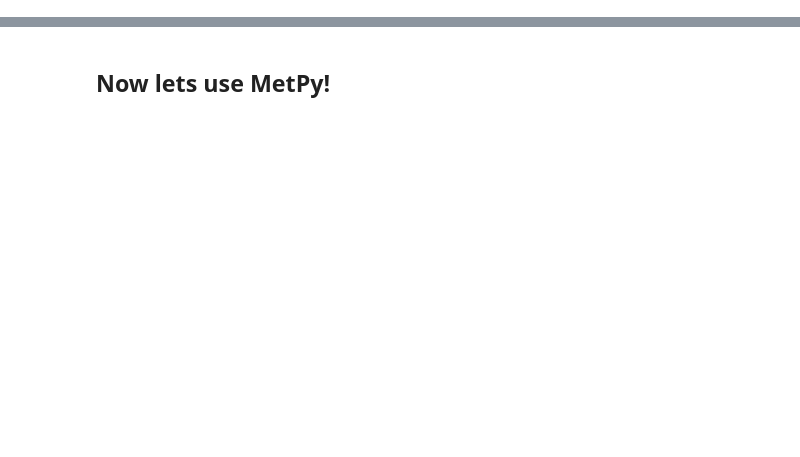
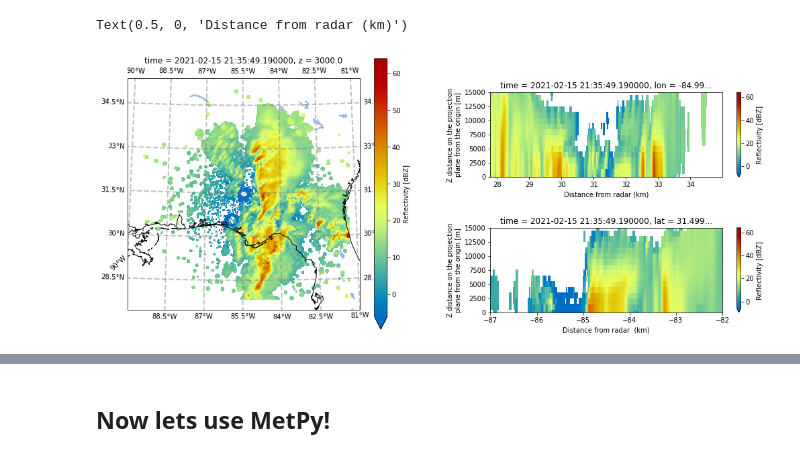
Before and after one commit to ARM-Development/PyART-Training, a Jupyter notebook: 2-Cloud_Examples/1-NEXRAD_on_Amazon.ipynb, the cells around one changed output, grey strips where cells are left out. Drawn from its saved outputs; the diff is of its cells as text; code cells hidden in the pictures; blank space fills up the shorter version.

```diff
--- a/2-Cloud_Examples/1-NEXRAD_on_Amazon.ipynb
+++ b/2-Cloud_Examples/1-NEXRAD_on_Amazon.ipynb
@@ -135,0 +269,7 @@ box
+# %%
+#lets make sure we get our projection right!
+
+print(grids.projection)
+lon_0 = grids.get_projparams()['lon_0']
+lat_0 = grids.get_projparams()['lat_0']
+proj = ccrs.AzimuthalEquidistant(central_latitude=lat_0, central_longitude=lon_0)
@@ -136,3 +282,54 @@ box
+# %%
+lalogrids = xgrids.swap_dims({"x": "lon"})
+lalogrids = lalogrids.swap_dims({"y": "lat"})
+
+
+fig = plt.figure(figsize=[15, 7])
+
+# panel sizes
+map_panel_axes = [0.05, 0.05, .4, .80]
+x_cut_panel_axes = [0.55, 0.10, .4, .25]
+y_cut_panel_axes = [0.55, 0.50, .4, .25]
+
+# panel 1
+ax1 = fig.add_axes(map_panel_axes, projection=proj)
+
+
+pc = xgrids.reflectivity.sel(z=3000,
+                        time=xgrids.time[0]).plot.pcolormesh(cmap=pyart.graph.cm_colorblind.HomeyerRainbow,
+                                                             vmin=-6, vmax=64, ax = ax1)
+
+ax1.add_feature(cfeature.COASTLINE)
+ax1.add_feature(cfeature.LAKES, zorder=0)
+
+gl = ax1.gridlines(draw_labels=True,
+                  linewidth=2, color='gray', alpha=0.5, linestyle='--')
+
+
+
+
+# panel 2, along longitude slice.
+ax2 = fig.add_axes(x_cut_panel_axes)
+
+pc = lalogrids.reflectivity.sel(lat=31.5, time=xgrids.time[0],method="nearest").plot.pcolormesh(cmap=pyart.graph.cm_colorblind.HomeyerRainbow,
+                                                                      vmin=-6, vmax=64, ax=ax2)
+
+ax2.set_ylim([0,15000])
+ax2.set_xlim([-87,-82])
+ax2.set_xlabel('Distance from radar  (km)')
+
+# panel 3, along latitude slice
+ax3 = fig.add_axes(y_cut_panel_axes)
+
+pc = lalogrids.reflectivity.sel(lon=-85, time=xgrids.time[0],method="nearest").plot.pcolormesh(cmap=pyart.graph.cm_colorblind.HomeyerRainbow,
+                                                                      vmin=-6, vmax=64, ax=ax3)
+
+ax3.set_ylim([0,15000])
+
+ax3.set_xlabel('Distance from radar (km)')
+# %% [output]
+Text(0.5, 0, 'Distance from radar (km)')
+[figure, added]
 # %%
 print(grids.projection)
 lon_0 = grids.get_projparams()['lon_0']
```
Also changed, not shown: parts of 36 cells of this notebook, 3 other files.
